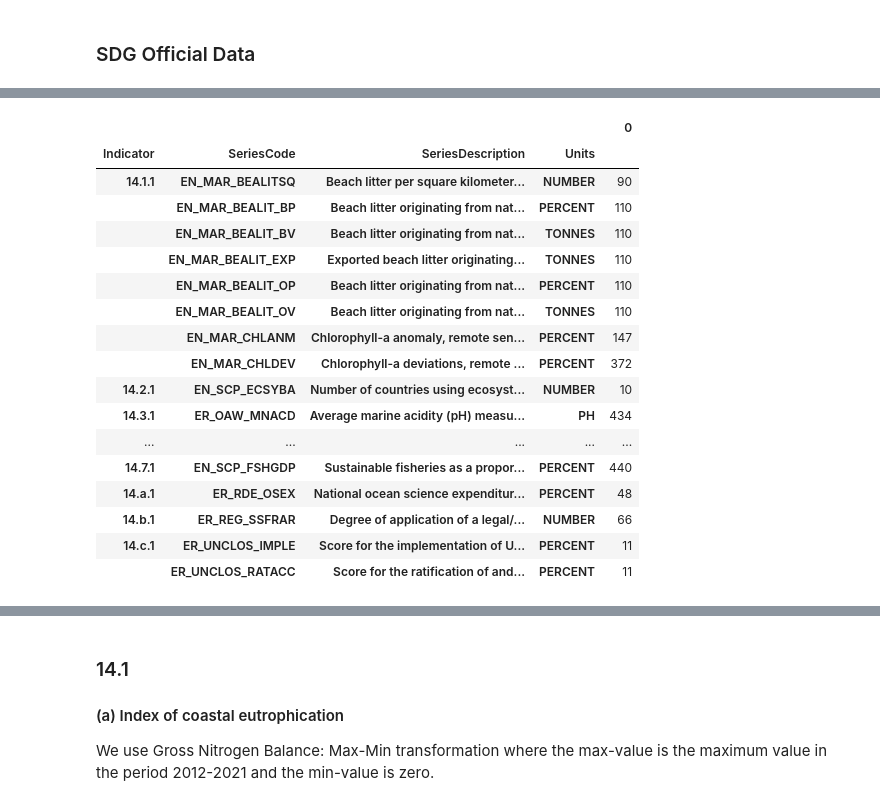
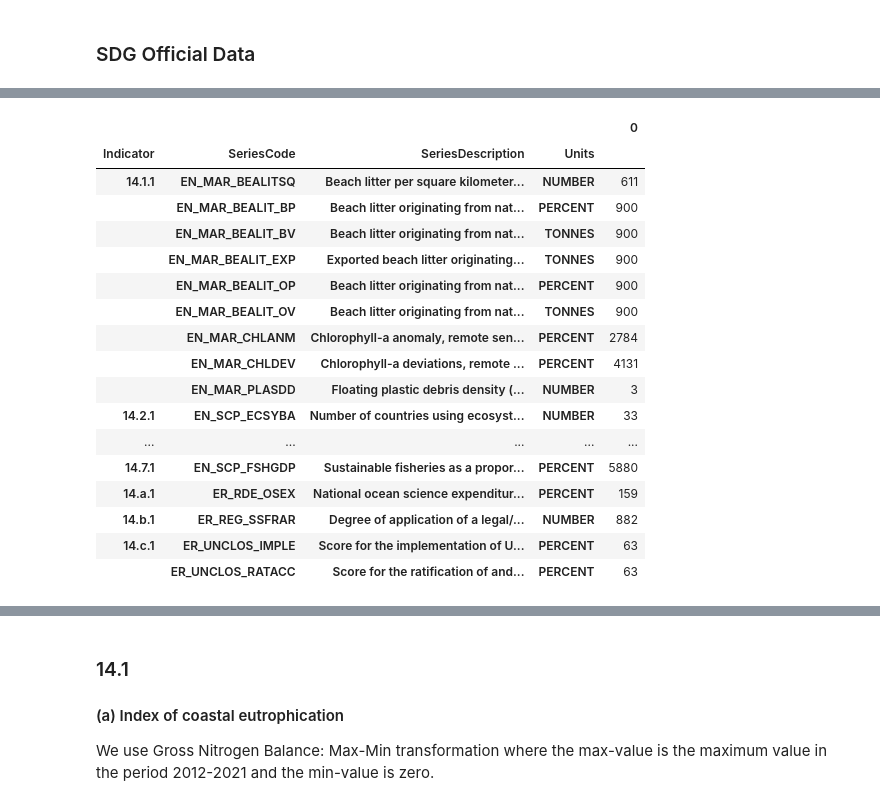
Before and after one commit to isaldiviagonzatti/sdg14, a Jupyter notebook: code/exploreSDG14.ipynb, the cells around one changed output, grey strips where cells are left out. Drawn from its saved outputs; the diff is of its cells as text; code cells hidden in the pictures.

```diff
--- a/code/exploreSDG14.ipynb
+++ b/code/exploreSDG14.ipynb
@@ -295,14 +297,19 @@ countryAbb = [x if x not in country_to_abbrev else country_to_abbrev[x] for x in
 # %% [markdown]
 ### SDG Official Data
 # %%
+%%time
 # SDG14 indicators from the UNstats
 # https://unstats.un.org/sdgs/dataportal/database
 
-sdg14 = pd.read_excel(os.path.join(data_path, "Goal14_raw.xlsx"), sheet_name=1)
+sdg14 = pd.read_excel(os.path.join(data_path, "Goal14_april2023.xlsx"), sheet_name=0)
 sdg14 = sdg14[['Target', 'Indicator','SeriesCode', 'GeoAreaName',
                    'TimePeriod', 'Value','Units','SeriesDescription', ]]
+
+sdg14.Value.replace('N', np.nan, inplace=True)
+sdg14.Value = sdg14.Value.astype(np.float64)
+
 # filter countries
-sdg14 = sdg14[sdg14['GeoAreaName'].isin(countries)]
+# sdg14 = sdg14[sdg14['GeoAreaName'].isin(countries)]
 # show indicators
 pd.DataFrame(sdg14.groupby(['Indicator', 'SeriesCode', 'SeriesDescription', 'Units']).size())
 # %% [output]
@@ -309,19 +317,19 @@ pd.DataFrame(sdg14.groupby(['Indicator', 'SeriesCode', 'SeriesDescription', 'Uni
 |  |  |  |  | 0 |
 | Indicator | SeriesCode | SeriesDescription | Units |  |
-| 14.1.1 | EN_MAR_BEALITSQ | Beach litter per square kilometer... | NUMBER | 90 |
-|  | EN_MAR_BEALIT_BP | Beach litter originating from nat... | PERCENT | 110 |
-|  | EN_MAR_BEALIT_BV | Beach litter originating from nat... | TONNES | 110 |
-|  | EN_MAR_BEALIT_EXP | Exported beach litter originating... | TONNES | 110 |
-|  | EN_MAR_BEALIT_OP | Beach litter originating from nat... | PERCENT | 110 |
-|  | EN_MAR_BEALIT_OV | Beach litter originating from nat... | TONNES | 110 |
-|  | EN_MAR_CHLANM | Chlorophyll-a anomaly, remote sen... | PERCENT | 147 |
-|  | EN_MAR_CHLDEV | Chlorophyll-a deviations, remote ... | PERCENT | 372 |
-| 14.2.1 | EN_SCP_ECSYBA | Number of countries using ecosyst... | NUMBER | 10 |
-| 14.3.1 | ER_OAW_MNACD | Average marine acidity (pH) measu... | PH | 434 |
+| 14.1.1 | EN_MAR_BEALITSQ | Beach litter per square kilometer... | NUMBER | 611 |
+|  | EN_MAR_BEALIT_BP | Beach litter originating from nat... | PERCENT | 900 |
+|  | EN_MAR_BEALIT_BV | Beach litter originating from nat... | TONNES | 900 |
+|  | EN_MAR_BEALIT_EXP | Exported beach litter originating... | TONNES | 900 |
+|  | EN_MAR_BEALIT_OP | Beach litter originating from nat... | PERCENT | 900 |
+|  | EN_MAR_BEALIT_OV | Beach litter originating from nat... | TONNES | 900 |
+|  | EN_MAR_CHLANM | Chlorophyll-a anomaly, remote sen... | PERCENT | 2784 |
+|  | EN_MAR_CHLDEV | Chlorophyll-a deviations, remote ... | PERCENT | 4131 |
+|  | EN_MAR_PLASDD | Floating plastic debris density (... | NUMBER | 3 |
+| 14.2.1 | EN_SCP_ECSYBA | Number of countries using ecosyst... | NUMBER | 33 |
 | ... | ... | ... | ... | ... |
-| 14.7.1 | EN_SCP_FSHGDP | Sustainable fisheries as a propor... | PERCENT | 440 |
-| 14.a.1 | ER_RDE_OSEX | National ocean science expenditur... | PERCENT | 48 |
-| 14.b.1 | ER_REG_SSFRAR | Degree of application of a legal/... | NUMBER | 66 |
-| 14.c.1 | ER_UNCLOS_IMPLE | Score for the implementation of U... | PERCENT | 11 |
-|  | ER_UNCLOS_RATACC | Score for the ratification of and... | PERCENT | 11 |
+| 14.7.1 | EN_SCP_FSHGDP | Sustainable fisheries as a propor... | PERCENT | 5880 |
+| 14.a.1 | ER_RDE_OSEX | National ocean science expenditur... | PERCENT | 159 |
+| 14.b.1 | ER_REG_SSFRAR | Degree of application of a legal/... | NUMBER | 882 |
+| 14.c.1 | ER_UNCLOS_IMPLE | Score for the implementation of U... | PERCENT | 63 |
+|  | ER_UNCLOS_RATACC | Score for the ratification of and... | PERCENT | 63 |
 # %%
```
Also changed, not shown: parts of 16 cells of this notebook, 12 other files.
